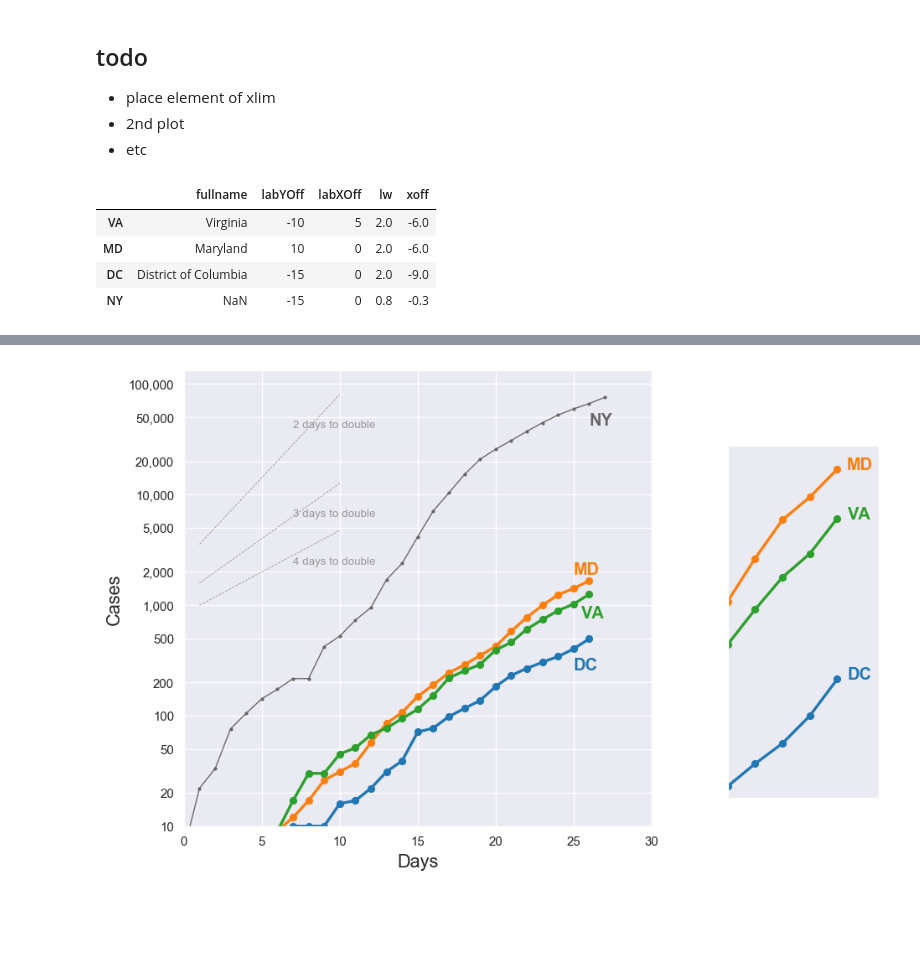
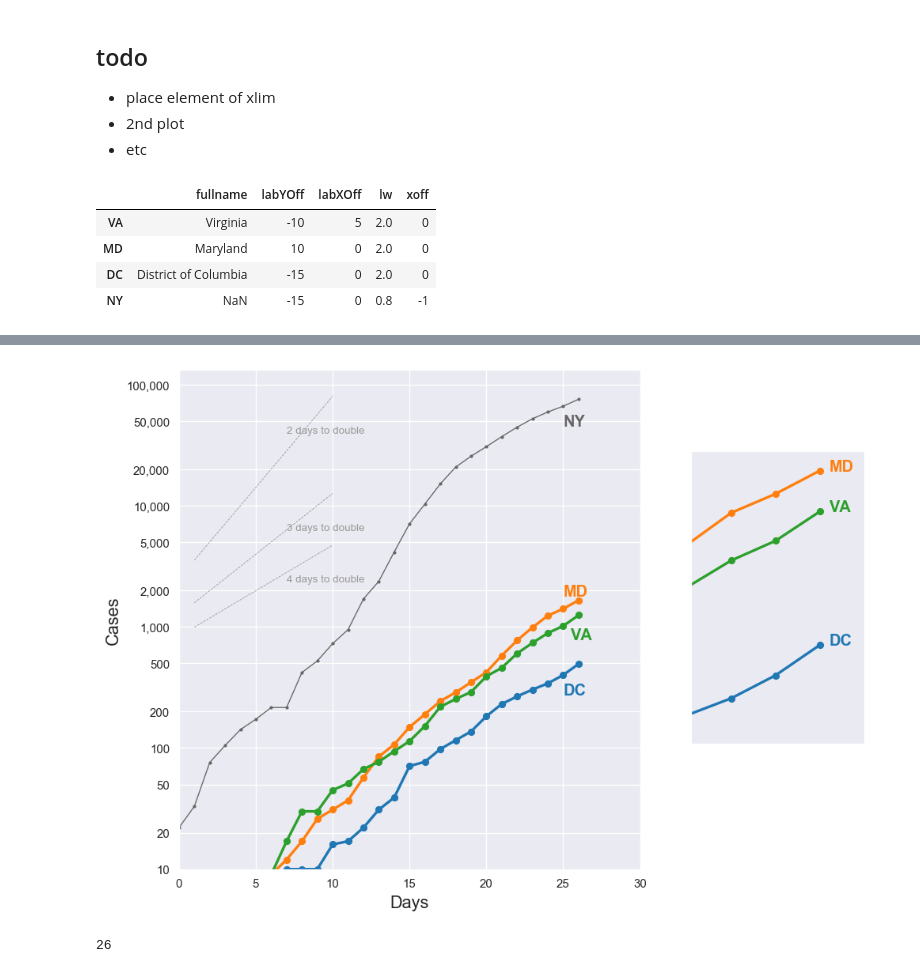
Before and after one commit to histed/DC-area-coronavirus-tracking, a Jupyter notebook: 200331-MH-Covidtracking.ipynb, the cells around one changed output, grey strips where cells are left out. Saved outputs shown, nothing was run; the diff lists cells and outputs as text; code cells hidden in the pictures; blank space fills up the shorter version.

```diff
--- a/200331-MH-Covidtracking.ipynb
+++ b/200331-MH-Covidtracking.ipynb
@@ -124,29 +125,32 @@ params.loc[:,'fullname'] = pd.Series({ 'DC': 'District of Columbia', 'MD': 'Mary
 params.loc[:,'labYOff'] = pd.Series({ 'DC': -15, 'MD': +10, 'VA': -10, 'NY':-15})
 params.loc[:,'labXOff'] = pd.Series({ 'DC': 0, 'MD': 0, 'VA': +5, 'NY': 0})
 params.loc[:,'lw'] = pd.Series({ 'DC': 2, 'MD': 2, 'VA': 2, 'NY': 0.8})
-params.loc[:,'xoff'] = pd.Series({ 'DC': -9, 'MD': -6, 'VA': -6, 'NY': -0.3})
+#params.loc[:,'xoff'] = pd.Series({ 'DC': -9, 'MD': -6, 'VA': -6, 'NY': -0.3})
+params.loc[:,'xoff'] = pd.Series({ 'DC': 0, 'MD': 0, 'VA': 0, 'NY': -1})
 
 display(params)
 # %% [output]
 |  | fullname | labYOff | labXOff | lw | xoff |
-| VA | Virginia | -10 | 5 | 2.0 | -6.0 |
-| MD | Maryland | 10 | 0 | 2.0 | -6.0 |
-| DC | District of Columbia | -15 | 0 | 2.0 | -9.0 |
-| NY | NaN | -15 | 0 | 0.8 | -0.3 |
+| VA | Virginia | -10 | 5 | 2.0 | 0 |
+| MD | Maryland | 10 | 0 | 2.0 | 0 |
+| DC | District of Columbia | -15 | 0 | 2.0 | 0 |
+| NY | NaN | -15 | 0 | 0.8 | -1 |
 # %%
 sns.set_style('darkgrid')
 fig, ax = plt.subplots(figsize=r_[1,1]*6, dpi=120)
 
 xlim = r_[0,30]
 
-todayx = 0
+todayx = 0 #26
 def plot_state(state='DC', ax=ax, is_inset=False):
     global todayx
     desIx = ctDf.state == state
     ys = ctDf.loc[desIx,'positive']
     dtV = pd.to_datetime(ctDf.loc[desIx,'date'], format='%Y%m%d')
+    print(f'Latest data for {state}: {dtV.iloc[0]}')
     xs = (dtV - dtV.iloc[-1])
-    xs = r_[[x.days for x in xs]] #+ params.loc[state, 'xoff']
+    xs = r_[[x.days for x in xs]] + params.loc[state, 'xoff'] #- todayx
+
     ctDf.loc[desIx,'day0'] = xs
 
 
@@ -163,6 +167,7 @@ def plot_state(state='DC', ax=ax, is_inset=False):
                          xy=xy, xycoords='data', xytext=xytext, textcoords='offset points',
                          color=ph.get_color(),
                          fontweight='bold', fontsize=12)
+
         lw = params.loc[state,'lw']
         ph.set_linewidth(lw)
         if lw < 1:
@@ -170,7 +175,6 @@ def plot_state(state='DC', ax=ax, is_inset=False):
             ph.set_color('0.4')
             ah.set_color('0.4')
     todayx = np.max((todayx, np.max(xs)))
-
 
 plot_state('DC')
 plot_state('MD')
@@ -210,14 +214,17 @@ for (iD,dt) in enumerate(dtL):
 
 # inset
 from mpl_toolkits.axes_grid1.inset_locator import inset_axes
+asp = ax.get_aspect()
+print(asp)
 with sns.axes_style('darkgrid'):
-    axins = inset_axes(ax, width=1.5, height=3.5, bbox_to_anchor=(1.2,0.25,0.3,0.6), bbox_transform=ax.transAxes)
+    r0 = 1.4
+    axins = inset_axes(ax, width=1.3*r0, height=2.2*r0, bbox_to_anchor=(1.2,0.25,0.3,0.6), bbox_transform=ax.transAxes)
 axins.set_facecolor('#EAEAF2')
 for st in ['DC', 'MD', 'VA']:
     plot_state(st, ax=axins, is_inset=True)
 fixups(ax=axins)
 
-axins.set_xlim([todayx-5,todayx+0.5])
+axins.set_xlim([todayx-2.9,todayx+1.0])
 axins.set_ylim((250,1900))
 
 axins.set_xticks([])
@@ -225,9 +232,19 @@ axins.set_xticks([])
 #axins.set_yticks([0])
 axins.yaxis.set_visible(False)
 axins.set_yticklabels([])
-
-
 axins.xaxis.set_visible(False)
 
-fig.savefig('./fig-output/%s.png'%datestr)
+xs = r_[1,4]
+dtL = [2,3,4]
+for (iD,dt) in enumerate(dtL):
+    ys = 2**(xs/dt)
+    y2 = ys*10**2.3#/(iD+1)
+    #axins.plot(xs+24, y2, '--', lw=0.5, color='0.6')
+    #ax.annotate('%d days to double'%dt, xy=(7,y2[1]/2), xycoords='data', fontsize=8, color='0.6')
+
+#ax.axvline(todayx, ls=':', color='0.5', lw=0.25)
+
+fig.tight_layout()
+fig.savefig('./fig-output/ct-%s.png'%datestr, dpi=300, bbox_inches='tight', bbox_extra_artists=[axins], pad_inches=0.5)
+            #bbox_inches=r_[0,0,10,15])#,
 # %% [output]
@@ -234 +259,5 @@ fig.savefig('./fig-output/%s.png'%datestr)
-[figure, old version]
+[figure, new version]
+# %%
+todayx
+# %% [output]
+26
```
Also changed, not shown: parts of 2 cells of this notebook, 5 other files.
